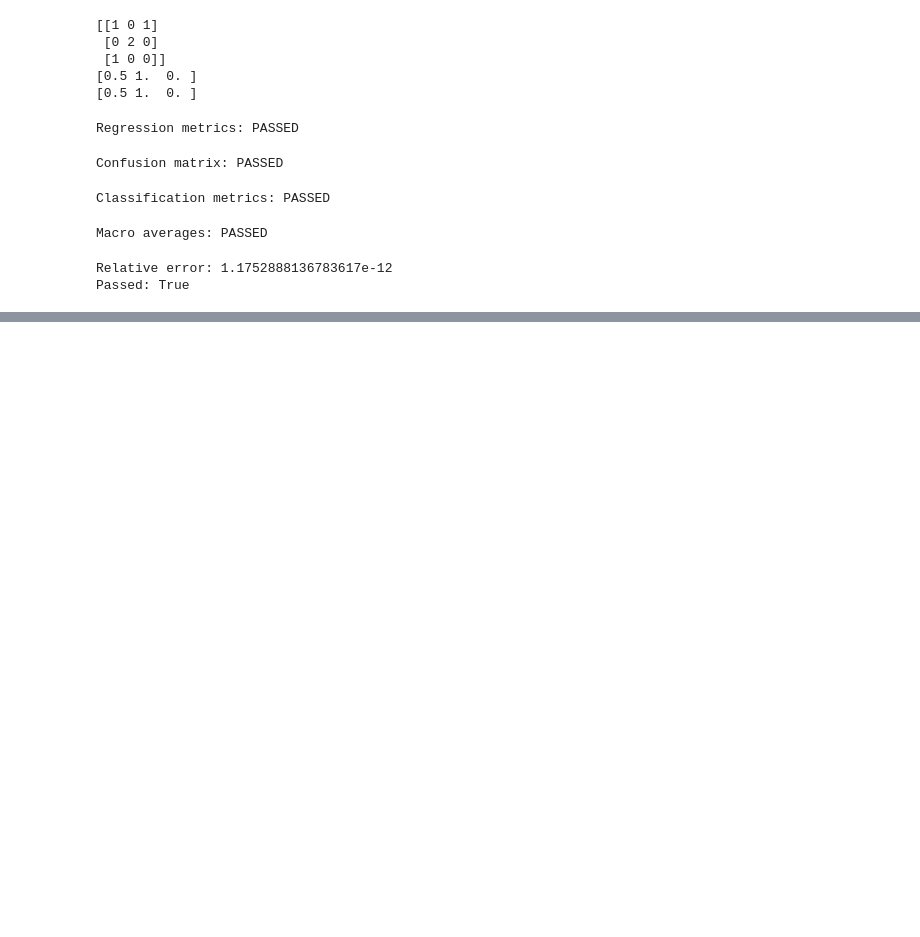
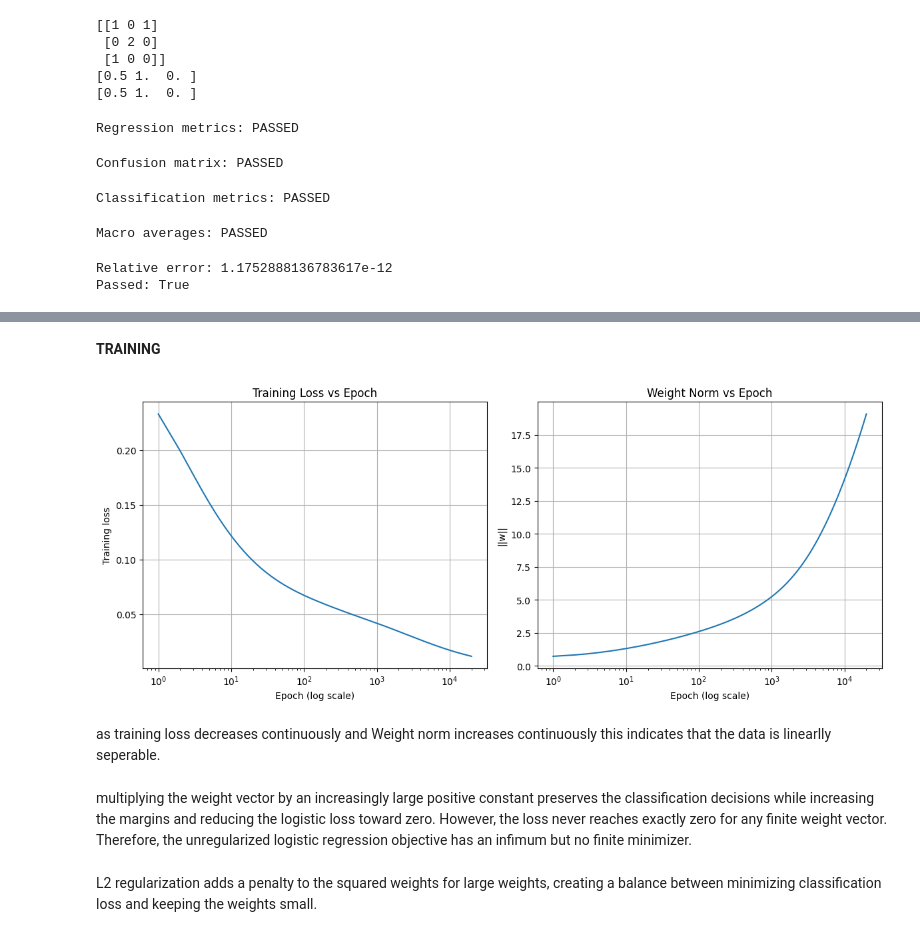
Before and after one commit to Ziad-Gebril/Linear-Models-and-Support-Vector-Machines, a Jupyter notebook: ML_assignment_2.ipynb, the cells around one changed output, grey strips where cells are left out. Drawn from its saved outputs; the diff is of its cells as text; code cells hidden in the pictures; blank space fills up the shorter version.

```diff
--- a/ML_assignment_2.ipynb
+++ b/ML_assignment_2.ipynb
@@ -455,0 +485,8 @@ Passed: True
+# %%
+X = add_bias(XC_tr)
+y = yC_tr
+
+w = np.zeros(X.shape[1])
+L = 0.1
+
+print(logistic_loss(X,y,w,L))
@@ -455,0 +722,40 @@ Passed: True
+# %% [markdown]
+**TRAINING**
+# %%
+w, tr_loss, va_loss, tr_acc, va_acc, weights_history = train_logistic(X_train, y_train,X_validation, y_validation,0,0.5,20000)
+
+epochs = np.arange(1, 20001)
+W = np.array(weights_history)
+weight_norms = np.linalg.norm(W[:, 1:], axis=1)
+# %%
+plt.figure(figsize=(12, 5))
+
+# Training loss
+plt.subplot(1, 2, 1)
+plt.plot(epochs, tr_loss)
+plt.xscale("log")
+plt.xlabel("Epoch (log scale)")
+plt.ylabel("Training loss")
+plt.title("Training Loss vs Epoch")
+plt.grid(True)
+
+# Weight norm
+plt.subplot(1, 2, 2)
+plt.plot(epochs, weight_norms)
+plt.xscale("log")
+plt.xlabel("Epoch (log scale)")
+plt.ylabel("||w||")
+plt.title("Weight Norm vs Epoch")
+plt.grid(True)
+
+plt.tight_layout()
+plt.show()
+# %% [output]
+[figure, added]
+# %% [markdown]
+
+as training loss decreases continuously and Weight norm increases continuously this indicates that the data is linearlly seperable.
+# %% [markdown]
+multiplying the weight vector by an increasingly large positive constant preserves the classification decisions while increasing the margins and reducing the logistic loss toward zero. However, the loss never reaches exactly zero for any finite weight vector. Therefore, the unregularized logistic regression objective has an infimum but no finite minimizer.
+# %% [markdown]
+L2 regularization adds a penalty to the squared weights for large weights, creating a balance between minimizing classification loss and keeping the weights small.
```
Also changed, not shown: parts of 18 cells of this notebook.
